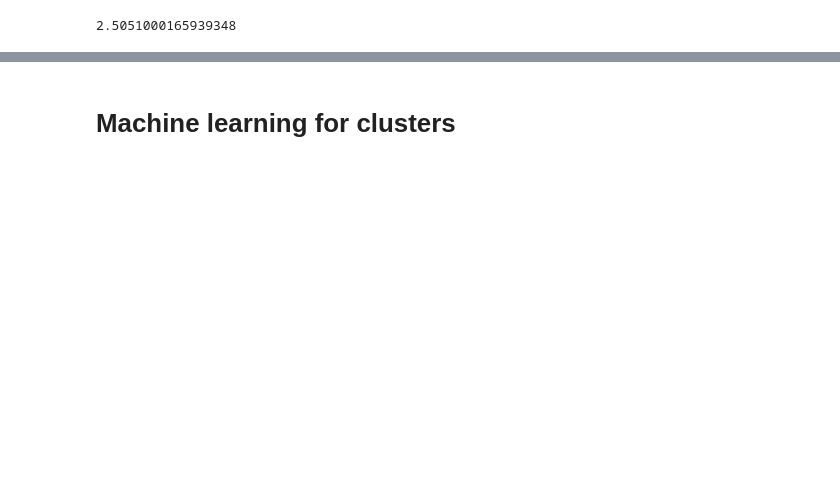
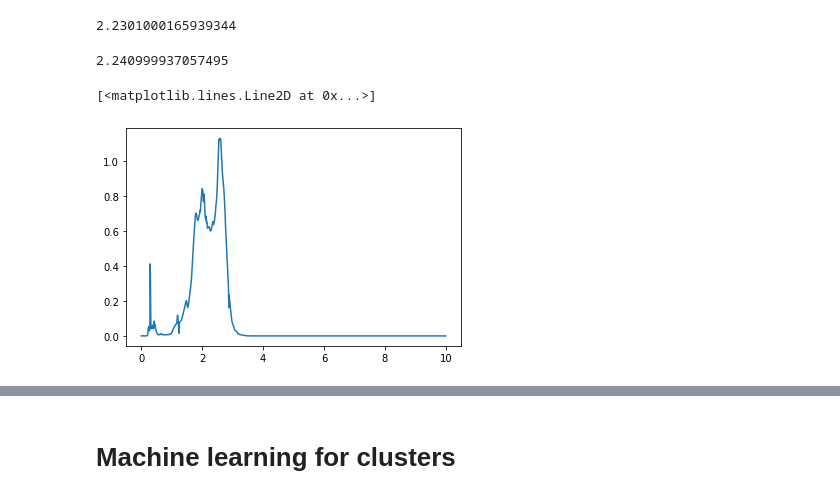
Before and after one commit to MalteBrinch/Cosmos2020, a Jupyter notebook: cosmos2020z.ipynb, the cells around one changed output, grey strips where cells are left out. Drawn from its saved outputs; the diff is of its cells as text; code cells hidden in the pictures; blank space fills up the shorter version.

```diff
--- a/cosmos2020z.ipynb
+++ b/cosmos2020z.ipynb
@@ -114,17 +127,33 @@ bincenters = np.mean(np.vstack([edges[0:-1],edges[1:]]), axis=0)
 # %%
-zsearch=bincenters[150]#np.median(znan[idxcatalog[ch]])#redshift used to search for cluster
-print(bincenters[150])
+#dc=-3
+#print(zcand[dc])
+#150.184235 2.035242
+#2.23224
+bc=61
+zsearch=bincenters[bc]#np.median(znan[idxcatalog[ch]])#redshift used to search for cluster
+print(bincenters[bc])
+#print(len(znan[znan>4.]))
 zsiz=binwidth#0.1#allowed difference in z
 
 ztemp=znan[znan<zsearch+zsiz]
 zlook=ztemp[ztemp>zsearch-zsiz]#array of z for the clusters
 
+zpdftemp=zpdf[znan<zsearch+zsiz]
+zpdflook=zpdftemp[ztemp>zsearch-zsiz]
+
 atemp=anan[znan<zsearch+zsiz]
-alook=atemp[ztemp>zsearch-zsiz]#array of z for the clusters
+alook=atemp[ztemp>zsearch-zsiz]#array of alpha for the clusters
 
 dtemp=dnan[znan<zsearch+zsiz]
-dlook=dtemp[ztemp>zsearch-zsiz]#array of z for the clusters
+dlook=dtemp[ztemp>zsearch-zsiz]#array of delta for the clusters
 # %% [output]
-2.5051000165939348
+2.2301000165939344
+# %%
+print(zlook[1])
+plt.plot(zrange,zpdflook[1])
+# %% [output]
+2.240999937057495
+[<matplotlib.lines.Line2D at 0x...>]
+[figure, added]
 # %%
 plt.plot(alook,dlook,'.')
```
Also changed, not shown: parts of 50 cells of this notebook.
